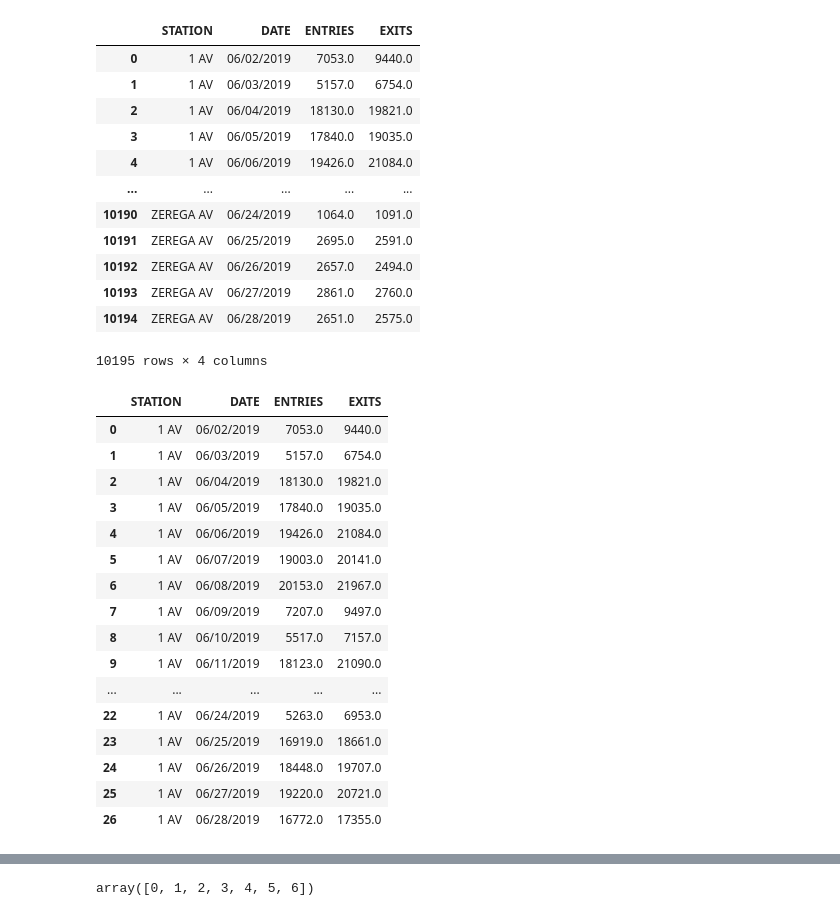
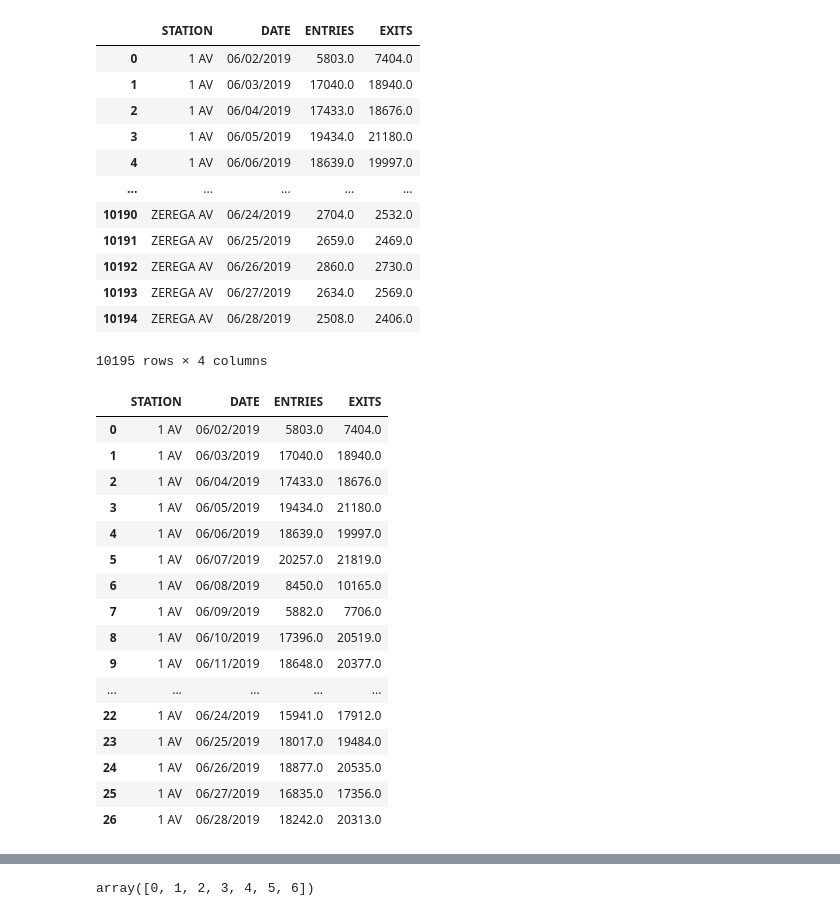
Before and after one commit to mattsegall/MTA-Project1, a Jupyter notebook: Nathaniel Exploration.ipynb, the cells around one changed output, grey strips where cells are left out. Cells and saved outputs as stored; diff of their text form; code cells hidden in the pictures.

```diff
--- a/Nathaniel Exploration.ipynb
+++ b/Nathaniel Exploration.ipynb
@@ -13,7 +13,7 @@ june_data.rename(columns={'EXITS
                           'ENTRIES': 'CU_ENTRIES'}, inplace=True)
 june_data['DateTime'] = pd.to_datetime(june_data['DATE'] + ' ' + june_data['TIME'])
 # %%
-jd_daily = (june_data.groupby(["C/A", "UNIT", "SCP", "STATION", "DATE"],as_index=False)[['CU_ENTRIES','CU_EXITS']].first())
+jd_daily = (june_data.groupby(["C/A", "UNIT", "SCP", "STATION", "DATE"],as_index=False)[['CU_ENTRIES','CU_EXITS']].last())
 # %%
 jd_daily[['ENTRIES','EXITS']] = (jd_daily
                                         .groupby(["C/A", "UNIT", "SCP", "STATION"])[[ "CU_ENTRIES", 'CU_EXITS']]
@@ -63,39 +74,41 @@ jd_daily_station = jd_daily.groupby(['STATION', 'DATE'])[['ENTRIES', 'EXITS']].s
 jd_daily_station
 # %% [output]
 |  | STATION | DATE | ENTRIES | EXITS |
-| 0 | 1 AV | 06/02/2019 | 7053.0 | 9440.0 |
-| 1 | 1 AV | 06/03/2019 | 5157.0 | 6754.0 |
-| 2 | 1 AV | 06/04/2019 | 18130.0 | 19821.0 |
-| 3 | 1 AV | 06/05/2019 | 17840.0 | 19035.0 |
-| 4 | 1 AV | 06/06/2019 | 19426.0 | 21084.0 |
+| 0 | 1 AV | 06/02/2019 | 5803.0 | 7404.0 |
+| 1 | 1 AV | 06/03/2019 | 17040.0 | 18940.0 |
+| 2 | 1 AV | 06/04/2019 | 17433.0 | 18676.0 |
+| 3 | 1 AV | 06/05/2019 | 19434.0 | 21180.0 |
+| 4 | 1 AV | 06/06/2019 | 18639.0 | 19997.0 |
 | ... | ... | ... | ... | ... |
-| 10190 | ZEREGA AV | 06/24/2019 | 1064.0 | 1091.0 |
-| 10191 | ZEREGA AV | 06/25/2019 | 2695.0 | 2591.0 |
-| 10192 | ZEREGA AV | 06/26/2019 | 2657.0 | 2494.0 |
-| 10193 | ZEREGA AV | 06/27/2019 | 2861.0 | 2760.0 |
-| 10194 | ZEREGA AV | 06/28/2019 | 2651.0 | 2575.0 |
+| 10190 | ZEREGA AV | 06/24/2019 | 2704.0 | 2532.0 |
+| 10191 | ZEREGA AV | 06/25/2019 | 2659.0 | 2469.0 |
+| 10192 | ZEREGA AV | 06/26/2019 | 2860.0 | 2730.0 |
+| 10193 | ZEREGA AV | 06/27/2019 | 2634.0 | 2569.0 |
+| 10194 | ZEREGA AV | 06/28/2019 | 2508.0 | 2406.0 |
 10195 rows × 4 columns
 # %%
-AV1 = jd_daily_station[jd_daily_station['STATION']=='1 AV']
+AV1 = jd_daily_station.loc[jd_daily_station['STATION']=='1 AV'].copy()
+
+
 AV1
 # %% [output]
 |  | STATION | DATE | ENTRIES | EXITS |
-| 0 | 1 AV | 06/02/2019 | 7053.0 | 9440.0 |
-| 1 | 1 AV | 06/03/2019 | 5157.0 | 6754.0 |
-| 2 | 1 AV | 06/04/2019 | 18130.0 | 19821.0 |
-| 3 | 1 AV | 06/05/2019 | 17840.0 | 19035.0 |
-| 4 | 1 AV | 06/06/2019 | 19426.0 | 21084.0 |
-| 5 | 1 AV | 06/07/2019 | 19003.0 | 20141.0 |
-| 6 | 1 AV | 06/08/2019 | 20153.0 | 21967.0 |
-| 7 | 1 AV | 06/09/2019 | 7207.0 | 9497.0 |
-| 8 | 1 AV | 06/10/2019 | 5517.0 | 7157.0 |
-| 9 | 1 AV | 06/11/2019 | 18123.0 | 21090.0 |
+| 0 | 1 AV | 06/02/2019 | 5803.0 | 7404.0 |
+| 1 | 1 AV | 06/03/2019 | 17040.0 | 18940.0 |
+| 2 | 1 AV | 06/04/2019 | 17433.0 | 18676.0 |
+| 3 | 1 AV | 06/05/2019 | 19434.0 | 21180.0 |
+| 4 | 1 AV | 06/06/2019 | 18639.0 | 19997.0 |
+| 5 | 1 AV | 06/07/2019 | 20257.0 | 21819.0 |
+| 6 | 1 AV | 06/08/2019 | 8450.0 | 10165.0 |
+| 7 | 1 AV | 06/09/2019 | 5882.0 | 7706.0 |
+| 8 | 1 AV | 06/10/2019 | 17396.0 | 20519.0 |
+| 9 | 1 AV | 06/11/2019 | 18648.0 | 20377.0 |
 | ... | ... | ... | ... | ... |
-| 22 | 1 AV | 06/24/2019 | 5263.0 | 6953.0 |
-| 23 | 1 AV | 06/25/2019 | 16919.0 | 18661.0 |
-| 24 | 1 AV | 06/26/2019 | 18448.0 | 19707.0 |
-| 25 | 1 AV | 06/27/2019 | 19220.0 | 20721.0 |
-| 26 | 1 AV | 06/28/2019 | 16772.0 | 17355.0 |
+| 22 | 1 AV | 06/24/2019 | 15941.0 | 17912.0 |
+| 23 | 1 AV | 06/25/2019 | 18017.0 | 19484.0 |
+| 24 | 1 AV | 06/26/2019 | 18877.0 | 20535.0 |
+| 25 | 1 AV | 06/27/2019 | 16835.0 | 17356.0 |
+| 26 | 1 AV | 06/28/2019 | 18242.0 | 20313.0 |
 # %%
 AV1['DAY_OF_WEEK'] = pd.to_datetime(AV1['DATE']).dt.day_name()
 AV1
```
Also changed, not shown: parts of 10 cells of this notebook.
